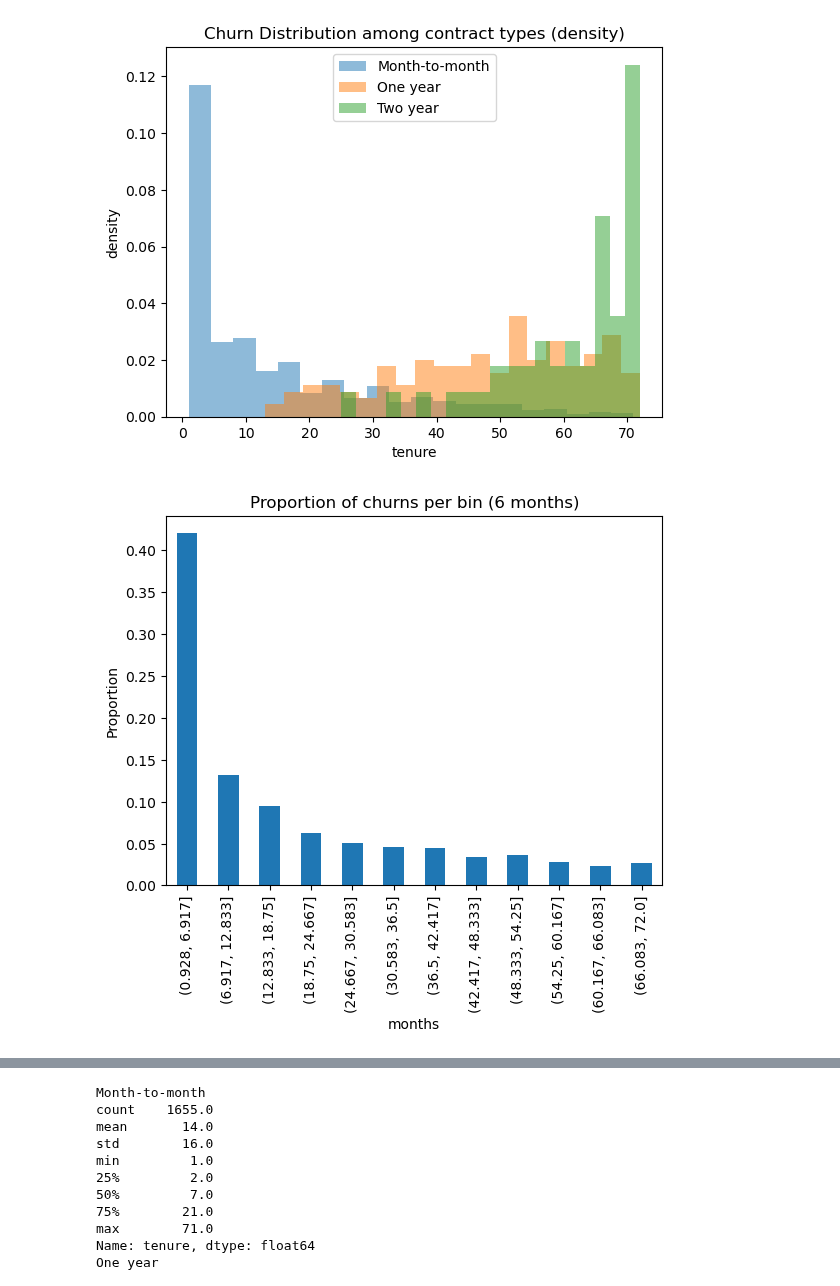
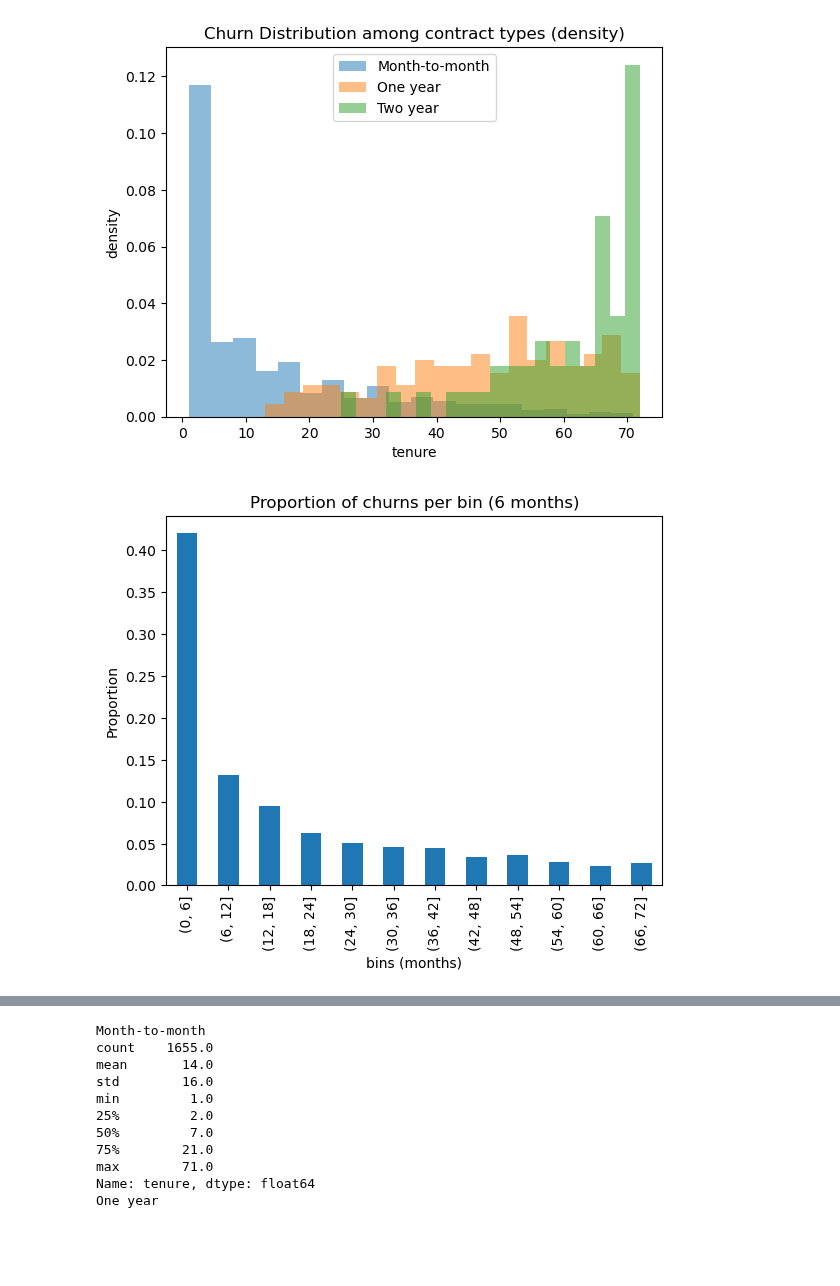
Before and after one commit to emsif84/churn_prediction, a Jupyter notebook: exploratory_data_analysis.ipynb, the cells around one changed output, grey strips where cells are left out. Cells and saved outputs as stored; diff of their text form; code cells hidden in the pictures; blank space fills up the shorter version.

```diff
--- a/exploratory_data_analysis.ipynb
+++ b/exploratory_data_analysis.ipynb
@@ -239,16 +239,16 @@ plt.show()
 # %%
 ##Binning tenure to explore the proportion of churn per bin
 data_bins = data.copy()
 data_bins = data_bins[data_bins.Churn == 'Yes']
-data_bins['tenure_bin'] = pd.cut(x=data_bins['tenure'],bins=12,include_lowest=True)
+data_bins['tenure_bin'] = pd.cut(x=data_bins['tenure'],bins=np.arange(0,73,6))
 
 data_bins.tenure_bin.value_counts(normalize=True).sort_index().plot.bar()
 plt.title('Proportion of churns per bin (6 months)')
 plt.ylabel('Proportion')
-plt.xlabel('months')
+plt.xlabel('bins (months)')
 plt.show()
 # %% [output]
-[figure, old version]
+[figure, new version]
 # %%
 data_bins.tenure_bin.value_counts(normalize=True).sort_index().round(2)
 # %% [output]
```
Also changed, not shown: parts of 1 cell of this notebook.
